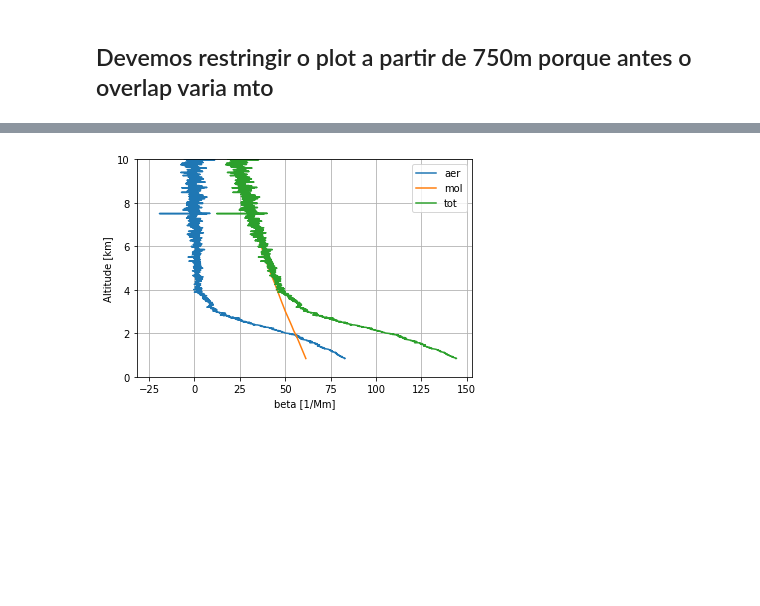
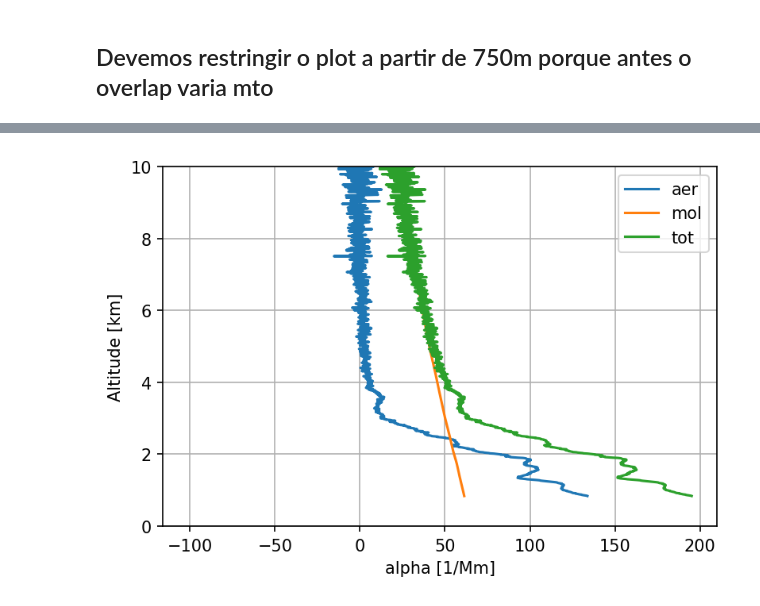
Before and after one commit to hmjbarbosa/RMlicelPython, a Jupyter notebook: Rotina.ipynb, the cells around one changed output, grey strips where cells are left out. Cells and saved outputs as stored; diff of their text form; code cells hidden in the pictures; blank space fills up the shorter version.

```diff
--- a/Rotina.ipynb
+++ b/Rotina.ipynb
@@ -109,4 +312,6 @@ s355
 Length: 4000, dtype: float64
+# %%
+alt = 7.5*(np.array(s355.index) + 1)
 # %% [markdown]
 # Applying corrections to signal data
 # %%
@@ -198,14 +413,21 @@ PairTair.units
  'longitude': 'degrees',
  'elevation': 'meter',
  'pw': 'millimeter'}
+# %%
+alt_min = PairTair['height'].values[0]
+alt_max = PairTair['height'].values[-1]
+mask_range = np.where((alt >= alt_min) & (alt <= alt_max))[0]
 # %%
 Pair = 100*PairTair['pressure']
 Tair = 273.15 + PairTair['temperature']
 
-bg = np.mean(s355[-500:])  # O background eh a media dos ultimos 500 bins
-n_alt = alt[11:3145]       # Preciso ajustar o tamanho dos arrays de altitude e sinal
-                           # pra poder fazer a interpolacao
-n_s355 = s355[11:3145]     # '''
+bg = np.mean(s355[-500:])    # O background eh a media dos ultimos 500 bins
+# n_alt = alt[11:3145]       # Preciso ajustar o tamanho dos arrays de altitude e sinal
+#                            # pra poder fazer a interpolacao
+# n_s355 = s355[11:3145]     # '''
+
+n_alt = alt[mask_range]
+n_s355 = s355[mask_range]
 
 x = PairTair['height']
 y = Pair
@@ -361,10 +671,10 @@ ax.figure.axes[-1].yaxis.label.set_size(20)
 # %% [markdown]
 # built the simulated molecular signal
 # %%
-s355_bg = s355 - bg          # Subtraindo o background
+s355_bg = n_s355 - bg          # Subtraindo o background
 s355_bg = np.concatenate((s355_bg[:2000]/overlap_mean.values, s355_bg[2000:]), axis=0)   #Dividindo pelo overlap
-n_alt = alt[11:3145]
-n_s355 = s355_bg[11:3145]
+#n_alt = alt[11:3145]       #COMENTEI ISSO AQUI
+n_s355 = s355_bg
 # %%
 meteo_alt = n_alt
 # %%
@@ -471,13 +786,14 @@ plt.savefig('backscatter', dpi=200)
 # %%
+plt.figure(dpi=150)
 plt.plot(alpha_par['aer']*1e6, n_alt*1e-3)
 plt.plot(alpha_par['mol']*1e6, n_alt*1e-3)
 plt.plot(alpha_par['tot']*1e6, n_alt*1e-3)
 plt.grid(True)
 plt.legend(['aer', 'mol', 'tot'])
 # plt.xlim(-5, 14)
 plt.ylim(0, 10)
-plt.xlabel('beta [1/Mm]')
+plt.xlabel('alpha [1/Mm]')
 plt.ylabel('Altitude [km]')
 plt.savefig('alpha', dpi=200)
 # %% [output]
-[figure, old version]
+[figure, new version]
```
Also changed, not shown: parts of 45 cells of this notebook, 2 other files.
